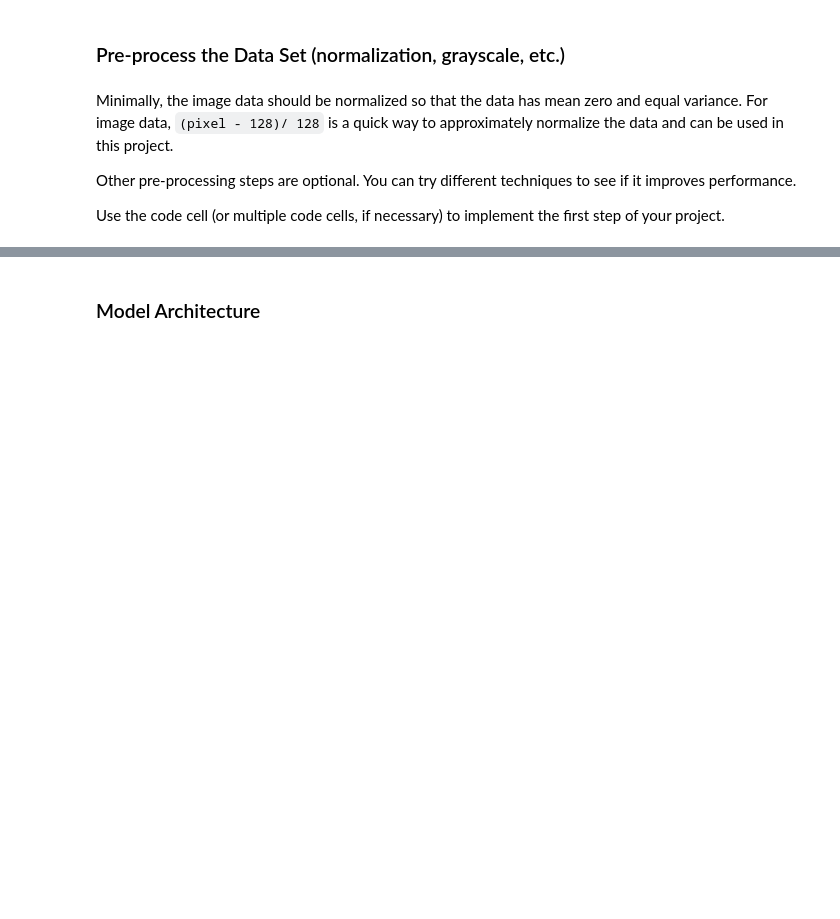
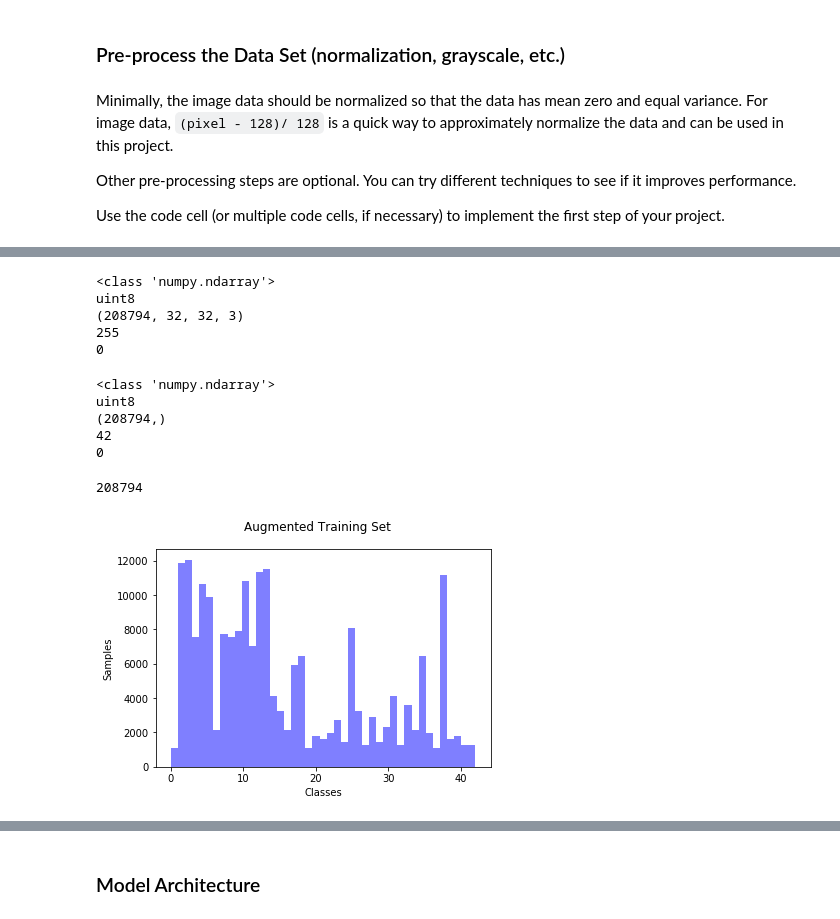
Before and after one commit to hammcin/CarND-Traffic-Sign-Classifier-Project, a Jupyter notebook: Traffic_Sign_Classifier.ipynb, the cells around one changed output, grey strips where cells are left out. Saved outputs shown, nothing was run; the diff lists cells and outputs as text; code cells hidden in the pictures; blank space fills up the shorter version.

Commit message:
feat: Perform data augmentation on training images

```diff
--- a/Traffic_Sign_Classifier.ipynb
+++ b/Traffic_Sign_Classifier.ipynb
@@ -193,0 +199,6 @@ Use the code cell (or multiple code cells, if necessary) to implement the first
+# %%
+import tensorflow as tf
+import matplotlib.image as mpimg
+import cv2
+
+IMAGE_SIZE = image_shape[0]
@@ -193,0 +299,26 @@ Use the code cell (or multiple code cells, if necessary) to implement the first
+# %%
+def apply_transforms(X_data, y_data, n_jittered):
+
+    X_trans = X_data.copy()
+    y_trans = y_data.copy()
+    y_trans_ = y_data.copy()
+
+    for i in range(n_jittered):
+
+        scales = list(np.random.uniform(0.9, 1.1, 1))
+        base_offset = np.random.randint(low=-2, high=3, size=2).astype(np.float32)
+        offsets = np.zeros((len(X_data), 2), dtype = np.float32)
+        offsets[:, :] = base_offset
+        angle_degree_ = np.random.uniform(-15, 15, 1)
+        angle_degree = (angle_degree_ + 360) % 360
+        angle_radian = angle_degree * pi / 180  # Convert to radian
+        angle_arr = list(angle_radian)*len(X_data)
+
+        scaled_imgs = central_scale_images(X_data, scales)
+        translated_imgs = translate_images(scaled_imgs, offsets)
+        rotated_imgs = rotate_images(translated_imgs, angle_arr)
+
+        X_trans = np.vstack((X_trans, rotated_imgs))
+        y_trans = np.hstack((y_trans, y_trans_))
+
+    return X_trans, y_trans
@@ -193,0 +349,40 @@ Use the code cell (or multiple code cells, if necessary) to implement the first
+# %%
+n_data_trans = 5
+X_train, y_train = apply_transforms(X_train, y_train, n_data_trans)
+# %%
+print(type(X_train))
+print(X_train.dtype)
+print(X_train.shape)
+print(np.amax(X_train))
+print(np.amin(X_train))
+# %% [output]
+<class 'numpy.ndarray'>
+uint8
+(208794, 32, 32, 3)
+255
+0
+# %%
+print(type(y_train))
+print(y_train.dtype)
+print(y_train.shape)
+print(np.amax(y_train))
+print(np.amin(y_train))
+# %% [output]
+<class 'numpy.ndarray'>
+uint8
+(208794,)
+42
+0
+# %%
+print(6*34799)
+# %% [output]
+208794
+# %%
+fig, axs = plt.subplots(1, 1)
+n_train_, bins_train, patches_train = axs.hist(y_train, n_classes, facecolor='blue', alpha=0.5)
+axs.set_xlabel("Classes")
+axs.set_ylabel("Samples")
+fig.suptitle("Augmented Training Set")
+plt.savefig("Figures/aug_train_class_hist.jpg")
+# %% [output]
+[figure, added]
```
Also changed, not shown: parts of 15 cells of this notebook, 2 other files.
